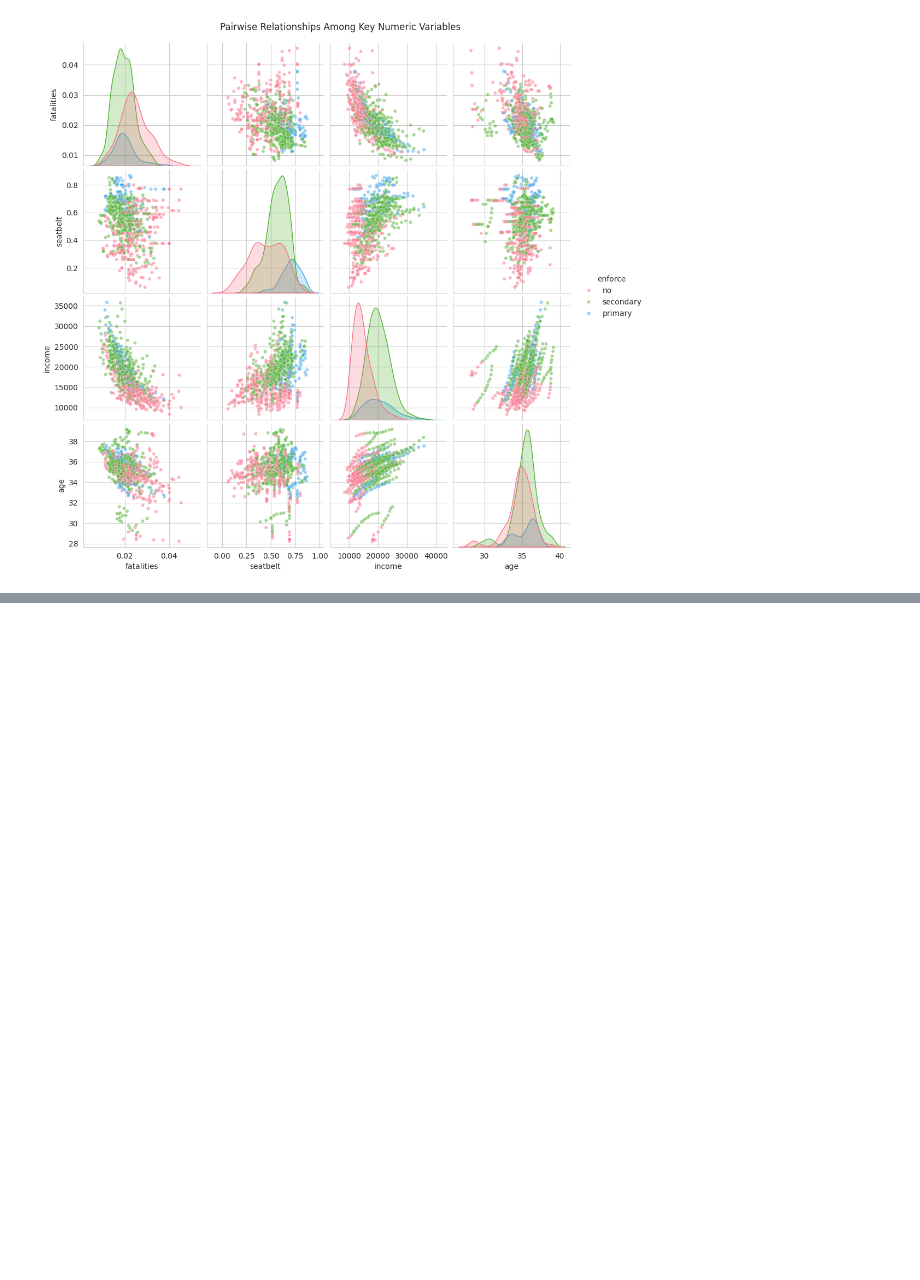
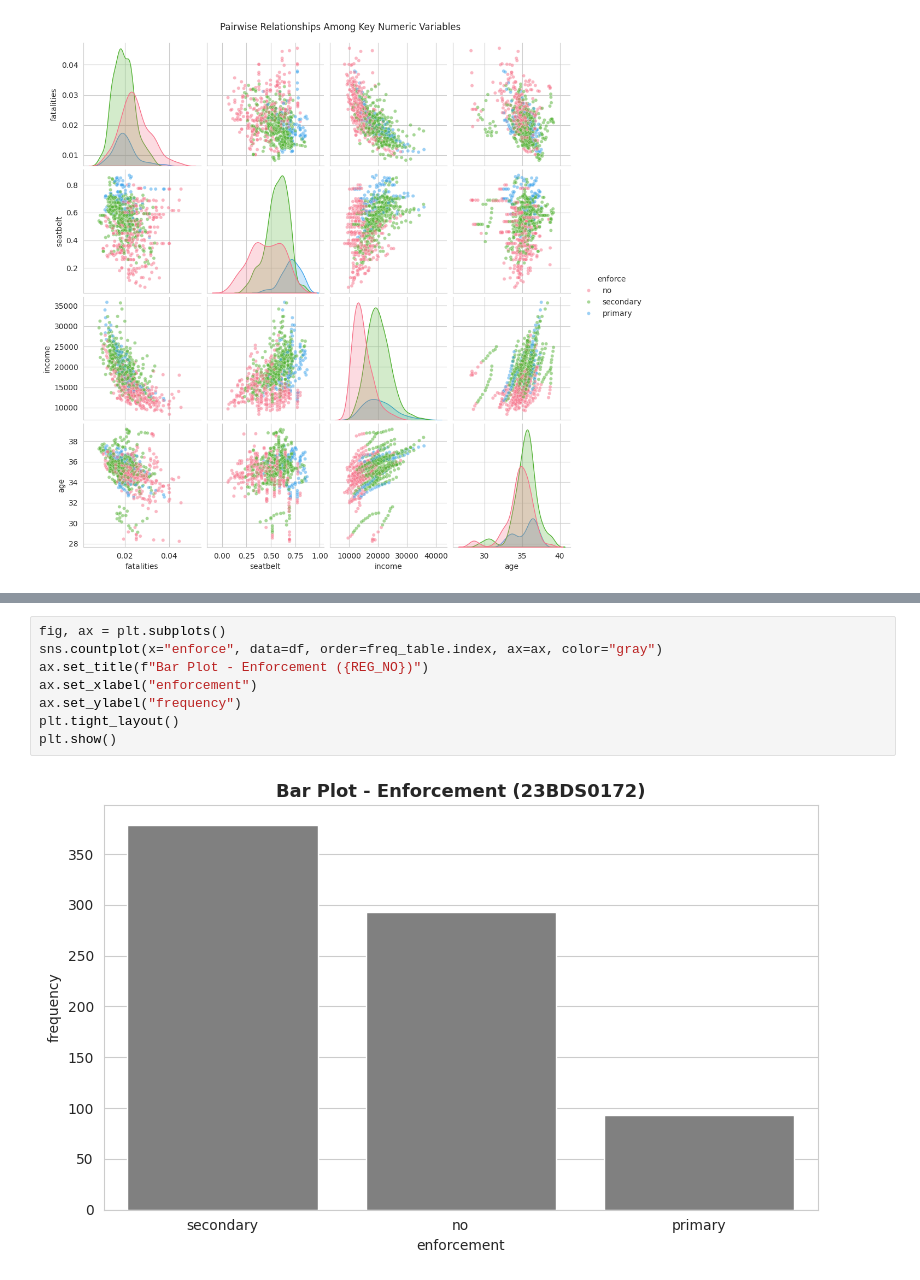
Before and after one commit to Udit587/UditVashisht-EDA-Project, a Jupyter notebook: Phase1_EDA_USSeatBelts.ipynb, the cells around one changed output, grey strips where cells are left out. Drawn from its saved outputs; the diff is of its cells as text; blank space fills up the shorter version.

```diff
--- a/Phase1_EDA_USSeatBelts.ipynb
+++ b/Phase1_EDA_USSeatBelts.ipynb
@@ -506,0 +625,10 @@ climbed fastest in states with stronger (`primary`) enforcement laws.
+# %%
+fig, ax = plt.subplots()
+sns.countplot(x="enforce", data=df, order=freq_table.index, ax=ax, color="gray")
+ax.set_title(f"Bar Plot - Enforcement ({REG_NO})")
+ax.set_xlabel("enforcement")
+ax.set_ylabel("frequency")
+plt.tight_layout()
+plt.show()
+# %% [output]
+[figure, added]
```
Also changed, not shown: parts of 98 cells of this notebook.
